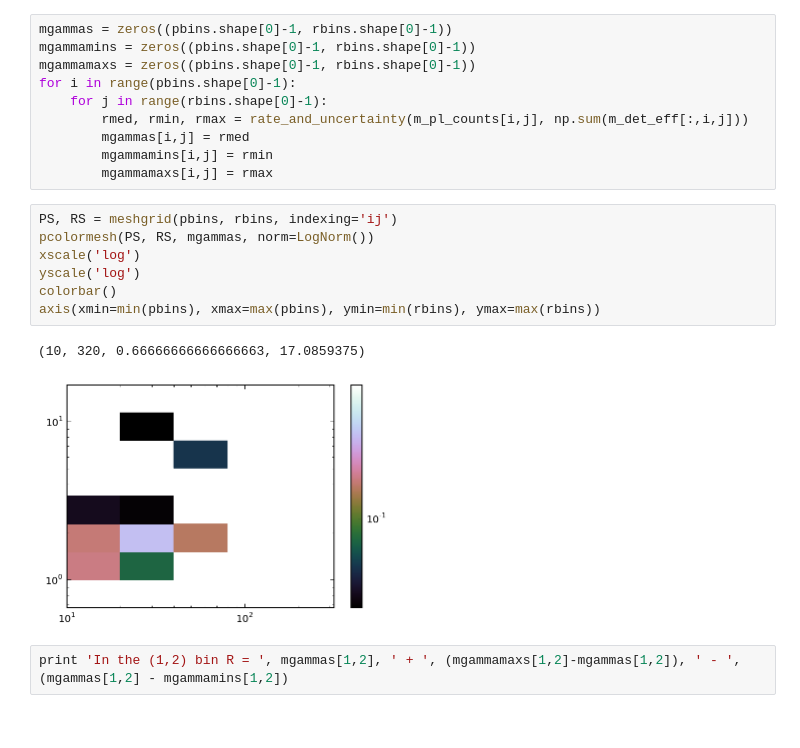
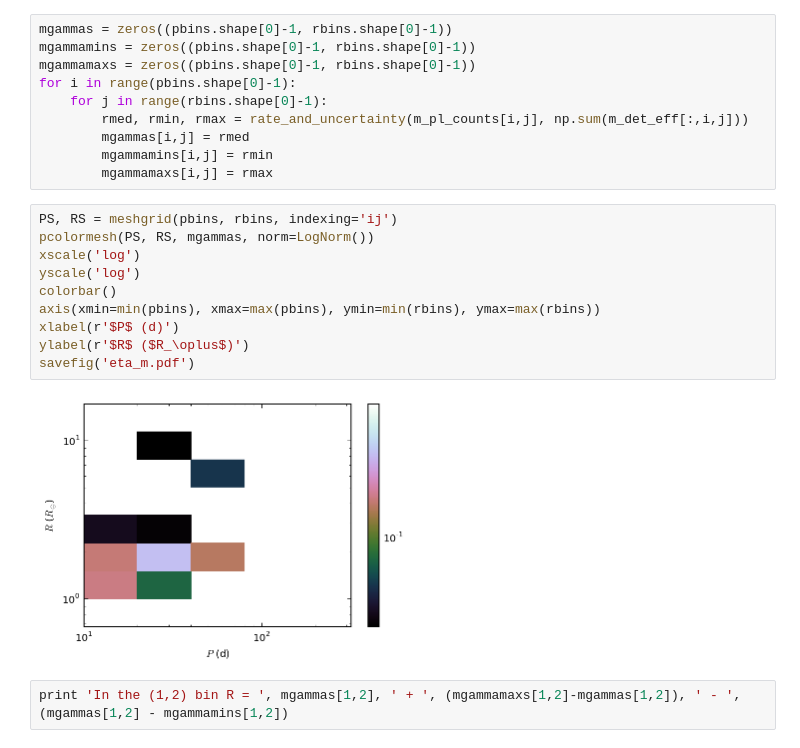
Before and after one commit to farr/kepler-selection, a Jupyter notebook: kephackwk/BinnedOccurrence.ipynb, the cells around one changed output. Saved outputs shown, nothing was run; the diff lists cells and outputs as text.

```diff
--- a/kephackwk/BinnedOccurrence.ipynb
+++ b/kephackwk/BinnedOccurrence.ipynb
@@ -280,13 +287,15 @@ for i in range(pbins.shape[0]-1):
 # %%
 PS, RS = meshgrid(pbins, rbins, indexing='ij')
 pcolormesh(PS, RS, mgammas, norm=LogNorm())
 xscale('log')
 yscale('log')
 colorbar()
 axis(xmin=min(pbins), xmax=max(pbins), ymin=min(rbins), ymax=max(rbins))
+xlabel(r'$P$ (d)')
+ylabel(r'$R$ ($R_\oplus$)')
+savefig('eta_m.pdf')
 # %% [output]
-(10, 320, 0.66666666666666663, 17.0859375)
-[figure, old version]
+[figure, new version]
 # %%
 print 'In the (1,2) bin R = ', mgammas[1,2], ' + ', (mgammamaxs[1,2]-mgammas[1,2]), ' - ', (mgammas[1,2] - mgammamins[1,2])
 # %% [output]
```
Also changed, not shown: parts of 3 cells of this notebook, 14 other files.
